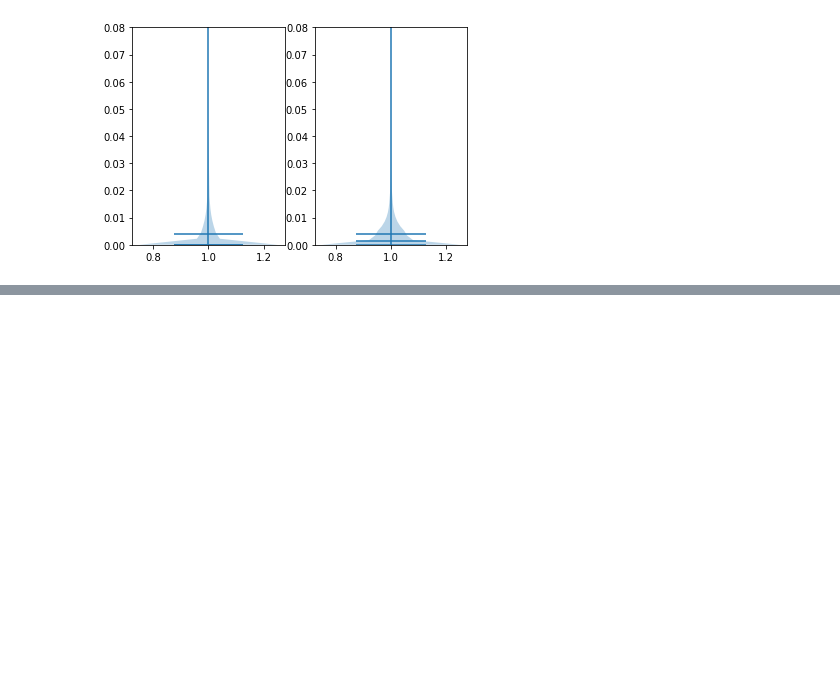
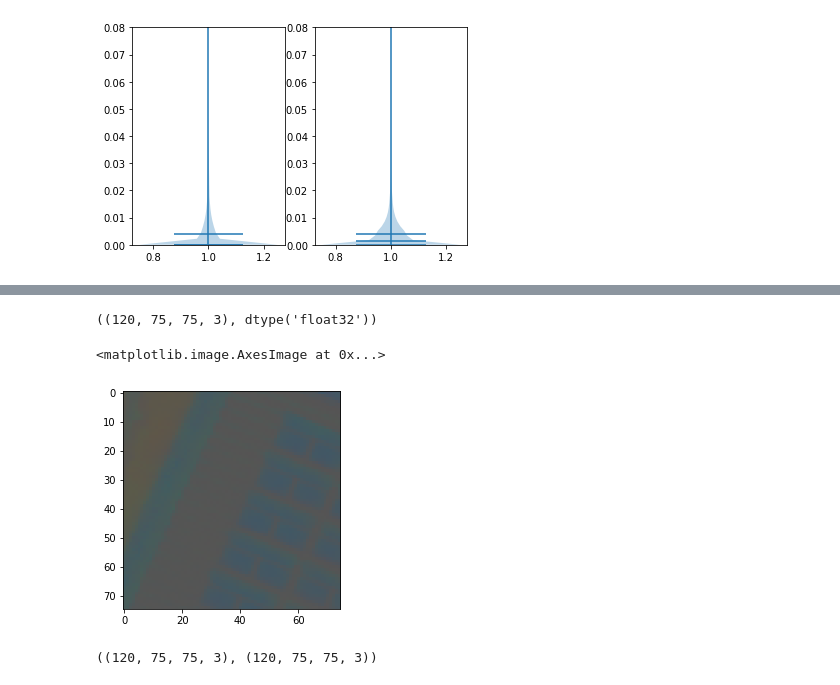
Before and after one commit to thinkpractice/DeepSolaris, a Jupyter notebook: AnalyzeHistograms.ipynb, the cells around one changed output, grey strips where cells are left out. Cells and saved outputs as stored; diff of their text form; code cells hidden in the pictures; blank space fills up the shorter version.

```diff
--- a/AnalyzeHistograms.ipynb
+++ b/AnalyzeHistograms.ipynb
@@ -199,0 +241,20 @@ For each of these values create a normalized histogram of the values for the who
+# %%
+def rgb_norm(image):
+    sums = image.sum(axis=2).reshape(image.shape[0], image.shape[1], 1).repeat(axis=2, repeats=3)
+    return image / sums
+# %%
+rgb_normalized_images = np.array([rgb_norm(image) for image in images]).astype(np.float32)
+rgb_normalized_images.shape, rgb_normalized_images.dtype
+# %% [output]
+((120, 75, 75, 3), dtype('float32'))
+# %%
+plt.imshow(rgb_normalized_images[3][:,:,::-1])
+# %% [output]
+<matplotlib.image.AxesImage at 0x...>
+[figure, added]
+# %%
+rgb_positives = np.array([all_bands_hist(hist_image, mask) for hist_image, mask in zip(rgb_normalized_images, mask_images)]).reshape(120, 768)
+rgb_negatives = np.array([all_bands_hist(hist_image, mask) for hist_image, mask in zip(rgb_normalized_images, inverse_masks)]).reshape(120, 768)
+rgb_normalized_positives.shape, rgb_normalized_negatives.shape
+# %% [output]
+((120, 75, 75, 3), (120, 75, 75, 3))
```
Also changed, not shown: parts of 14 cells of this notebook.
